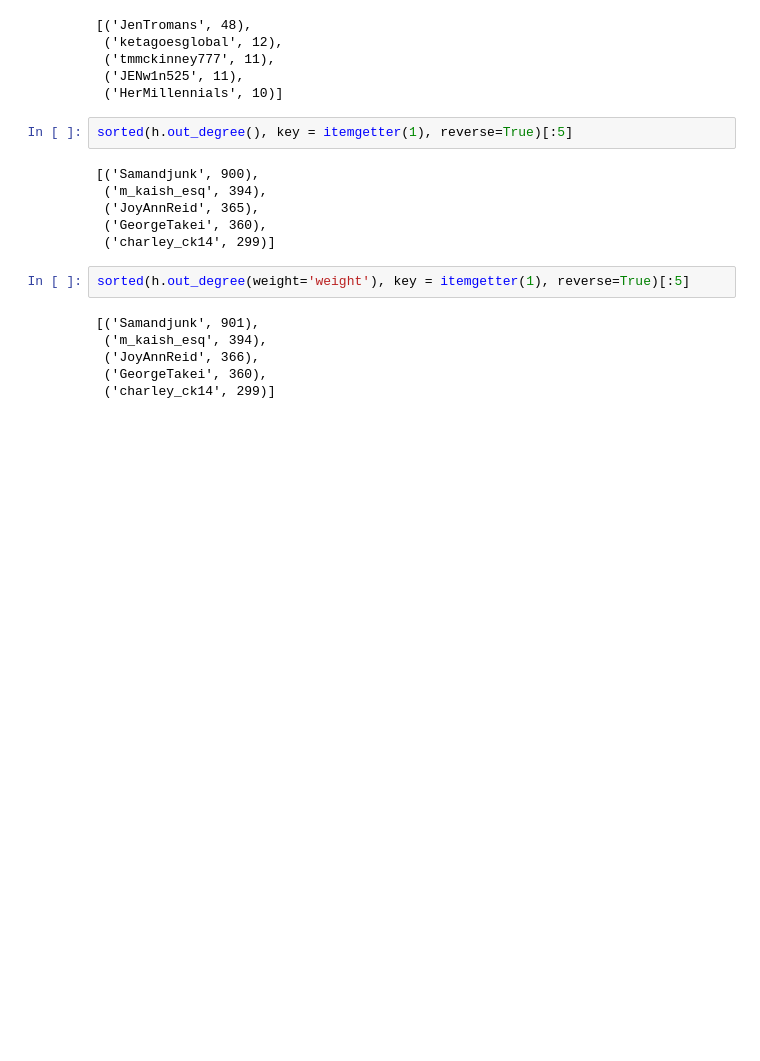
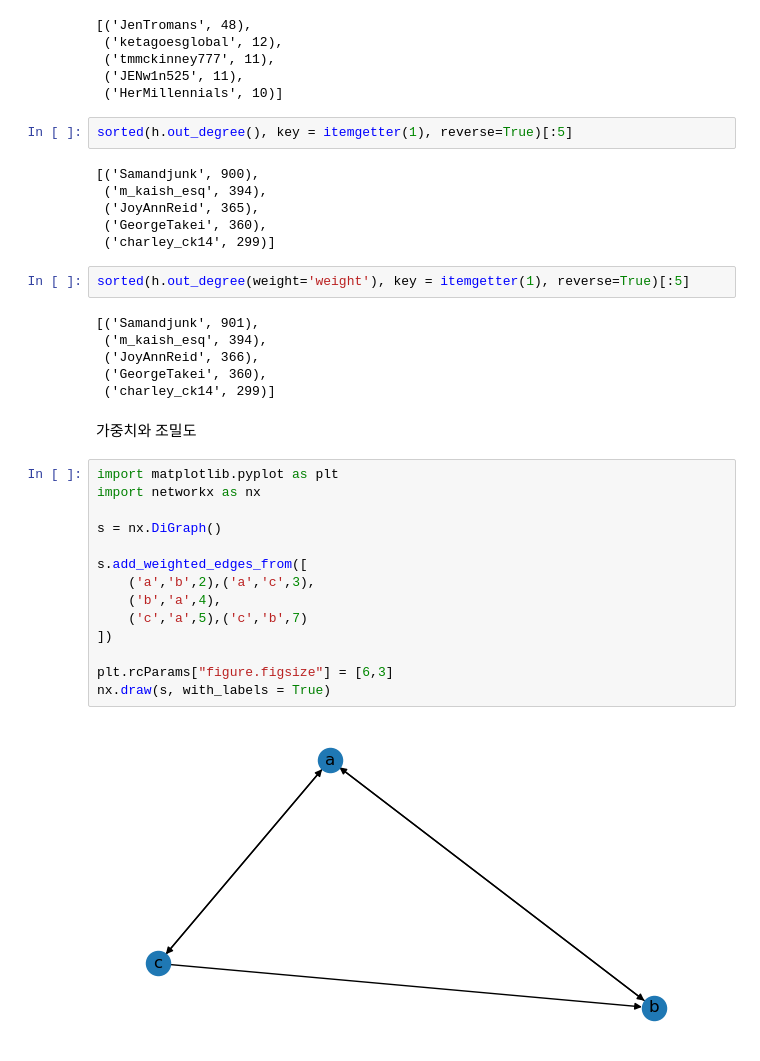
Before and after one commit to hr1588/network, a Jupyter notebook: retweet_repeal_network.ipynb, the cells around one changed output. Drawn from its saved outputs; the diff is of its cells as text; blank space fills up the shorter version.

```diff
--- a/retweet_repeal_network.ipynb
+++ b/retweet_repeal_network.ipynb
@@ -163,3 +195,21 @@ sorted(h.out_degree(weight='weight'), key = itemgetter(1), reverse=True)[:5]
  ('JoyAnnReid', 366),
  ('GeorgeTakei', 360),
  ('charley_ck14', 299)]
+# %% [markdown]
+가중치와 조밀도
+# %%
+import matplotlib.pyplot as plt
+import networkx as nx
+
+s = nx.DiGraph()
+
+s.add_weighted_edges_from([
+    ('a','b',2),('a','c',3),
+    ('b','a',4),
+    ('c','a',5),('c','b',7)
+])
+
+plt.rcParams["figure.figsize"] = [6,3]
+nx.draw(s, with_labels = True)
+# %% [output]
+[figure, added]
```
Also changed, not shown: parts of 12 cells of this notebook.
